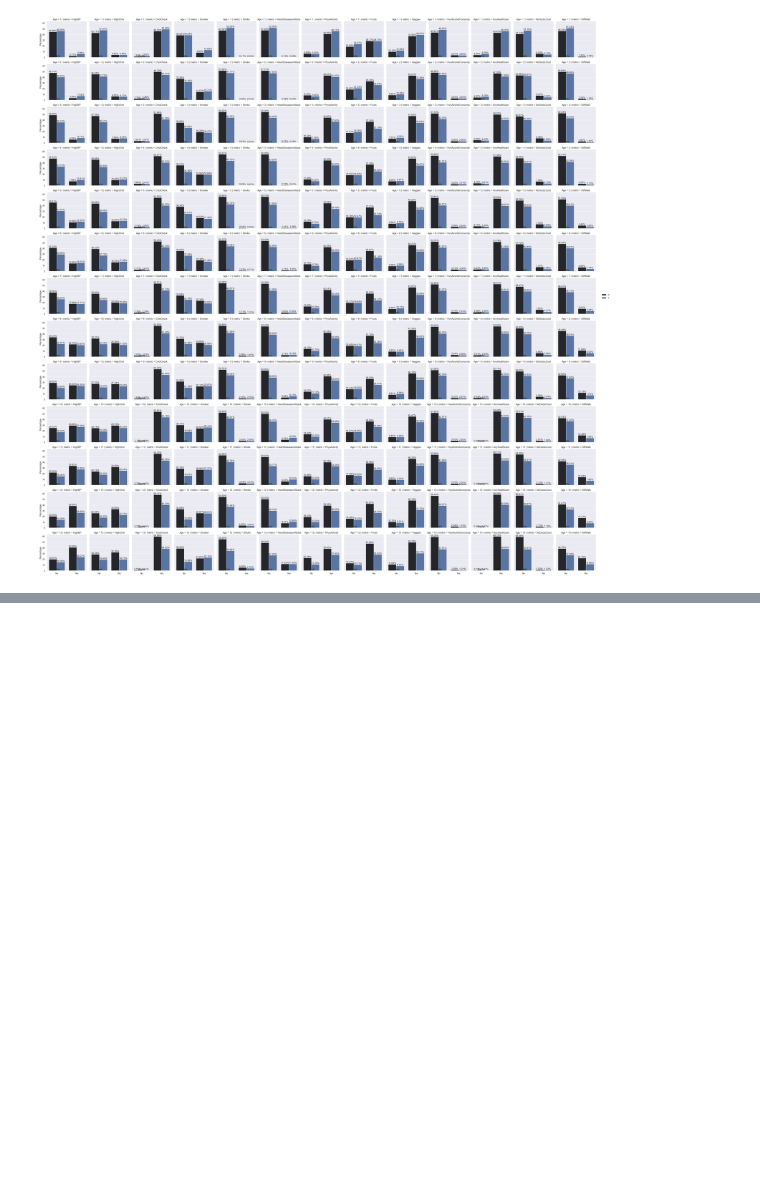
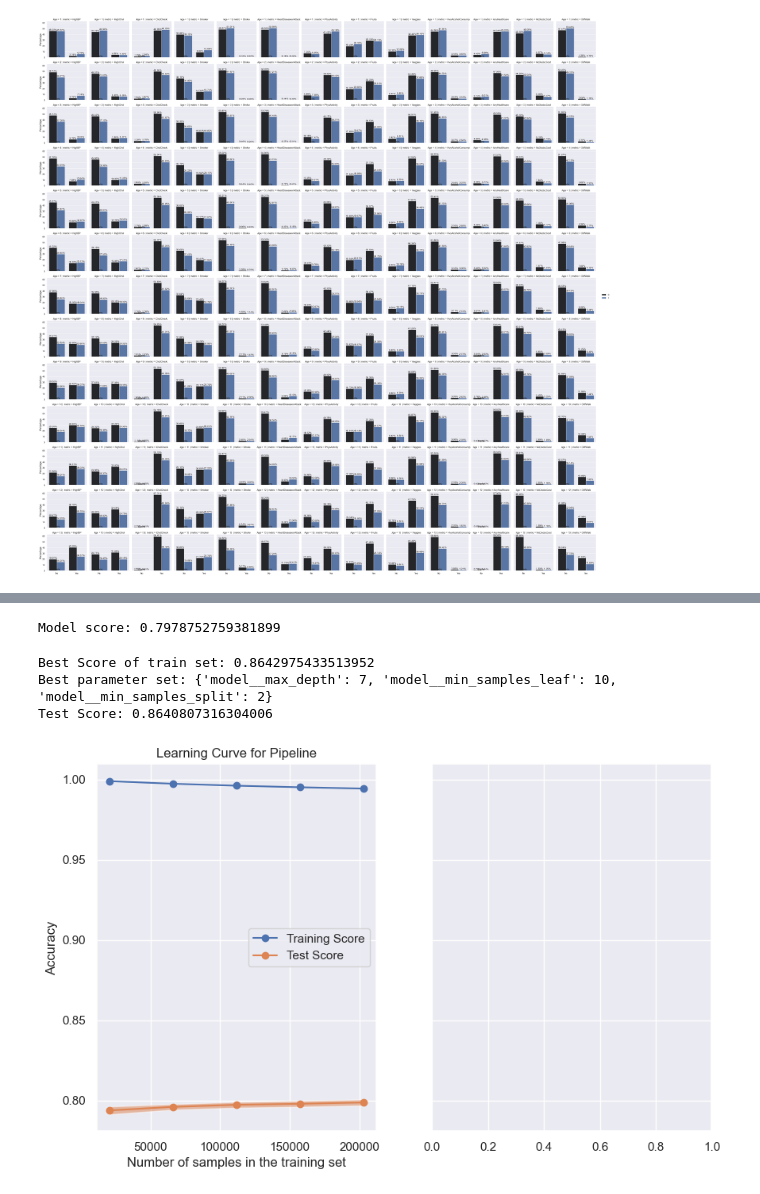
Before and after one commit to PavanKB/PS_1, a Jupyter notebook: assignment_1.ipynb, the cells around one changed output, grey strips where cells are left out. Drawn from its saved outputs; the diff is of its cells as text; code cells hidden in the pictures; blank space fills up the shorter version.

Commit message:
added validation and model eval steps

```diff
--- a/assignment_1.ipynb
+++ b/assignment_1.ipynb
@@ -63,7 +64,8 @@ cdc_diabetes_health_indicators.metadata
  'external_url': 'https://www.kaggle.com/datasets/alexteboul/diabetes-health-indicators-dataset'}
 # %%
 X_summary = get_df_details(X)
-X_summary.merge(cdc_diabetes_health_indicators.variables.set_index('name'), how='outer', left_index=True, right_index=True)
+X_summary = X_summary.merge(cdc_diabetes_health_indicators.variables.set_index('name'), how='outer', left_index=True, right_index=True)
+X_summary
 # %% [output]
 |  | count | mean | std | min | 25% | 50% | 75% | max | nunique | n_nulls | dtype | ... |
 | Age | 253680.0 | 8.032119 | 3.054220 | 1.0 | 6.0 | 8.0 | 10.0 | 13.0 | 13.0 | 0.0 | int64 | ... |
@@ -203,0 +283,2 @@ plot_countplot(X_bin_melt)
+# %%
+clf_pipeline.fit(X_train, y_train)
@@ -203,0 +303,8 @@ plot_countplot(X_bin_melt)
+# %%
+# Since imbalanced dataset, use F1 score
+from sklearn.metrics import f1_score
+
+score = clf_pipeline.score(X_test, y_test)
+print(f"Model score: {score}") # model accuracy
+# %% [output]
+Model score: 0.7978752759381899
@@ -203,0 +325,23 @@ plot_countplot(X_bin_melt)
+# %%
+# tuning the variables
+from sklearn.model_selection import GridSearchCV
+
+#    Use Gini, Entropy gain, Information gain
+#    Pruning
+
+grid_params = {
+    'model__max_depth': [3, 7, 11],
+    'model__min_samples_split': [2, 6, 10],
+    'model__min_samples_leaf': [1, 5, 10]
+}
+
+gs = GridSearchCV(clf_pipeline, grid_params, cv=5, scoring='accuracy')
+gs.fit(X_train, y_train)
+
+print("Best Score of train set: "+str(gs.best_score_))
+print("Best parameter set: "+str(gs.best_params_))
+print("Test Score: "+str(gs.score(X_test,y_test)))
+# %% [output]
+Best Score of train set: 0.8642975433513952
+Best parameter set: {'model__max_depth': 7, 'model__min_samples_leaf': 10, 'model__min_samples_split': 2}
+Test Score: 0.8640807316304006
@@ -203,0 +352,30 @@ plot_countplot(X_bin_melt)
+# %%
+# https://scikit-learn.org/stable/auto_examples/model_selection/plot_learning_curve.html
+
+import matplotlib.pyplot as plt
+import numpy as np
+
+from sklearn.model_selection import LearningCurveDisplay, ShuffleSplit
+
+fig, ax = plt.subplots(nrows=1, ncols=2, figsize=(10, 6), sharey=True)
+
+common_params = {
+    "X": X,
+    "y": y,
+    "train_sizes": np.linspace(0.1, 1.0, 5),
+    "cv": ShuffleSplit(n_splits=50, test_size=0.2, random_state=0),
+    "score_type": "both",
+    "n_jobs": 4,
+    "line_kw": {"marker": "o"},
+    "std_display_style": "fill_between",
+    "score_name": "Accuracy",
+}
+
+for ax_idx, estimator in enumerate([clf_pipeline]):
+    LearningCurveDisplay.from_estimator(estimator, **common_params, a
+                                        x=ax[ax_idx])
+    handles, label = ax[ax_idx].get_legend_handles_labels()
+    ax[ax_idx].legend(handles[:2], ["Training Score", "Test Score"])
+    ax[ax_idx].set_title(f"Learning Curve for {estimator.__class__.__name__}")
+# %% [output]
+[figure, added]
```
Also changed, not shown: parts of 17 cells of this notebook.
